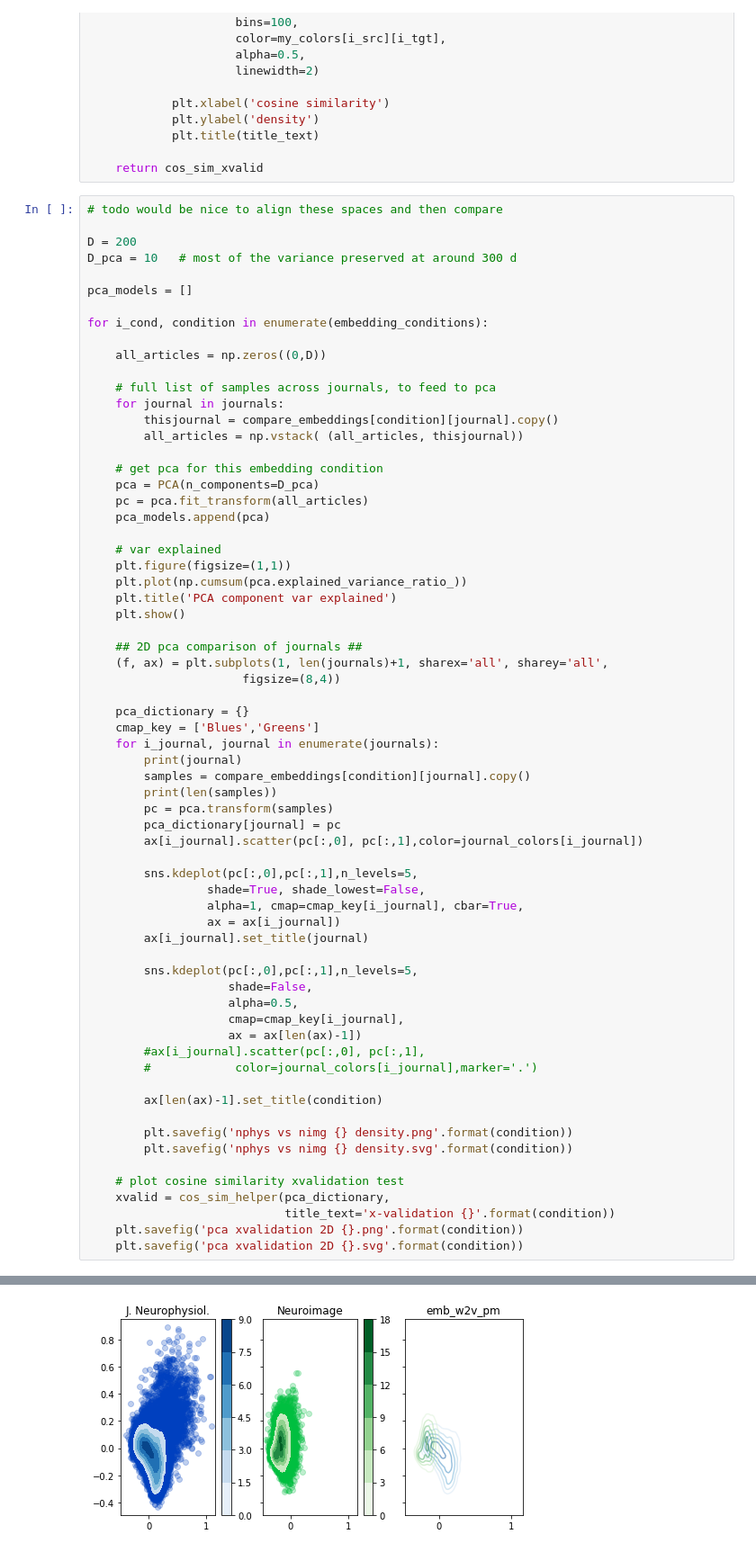
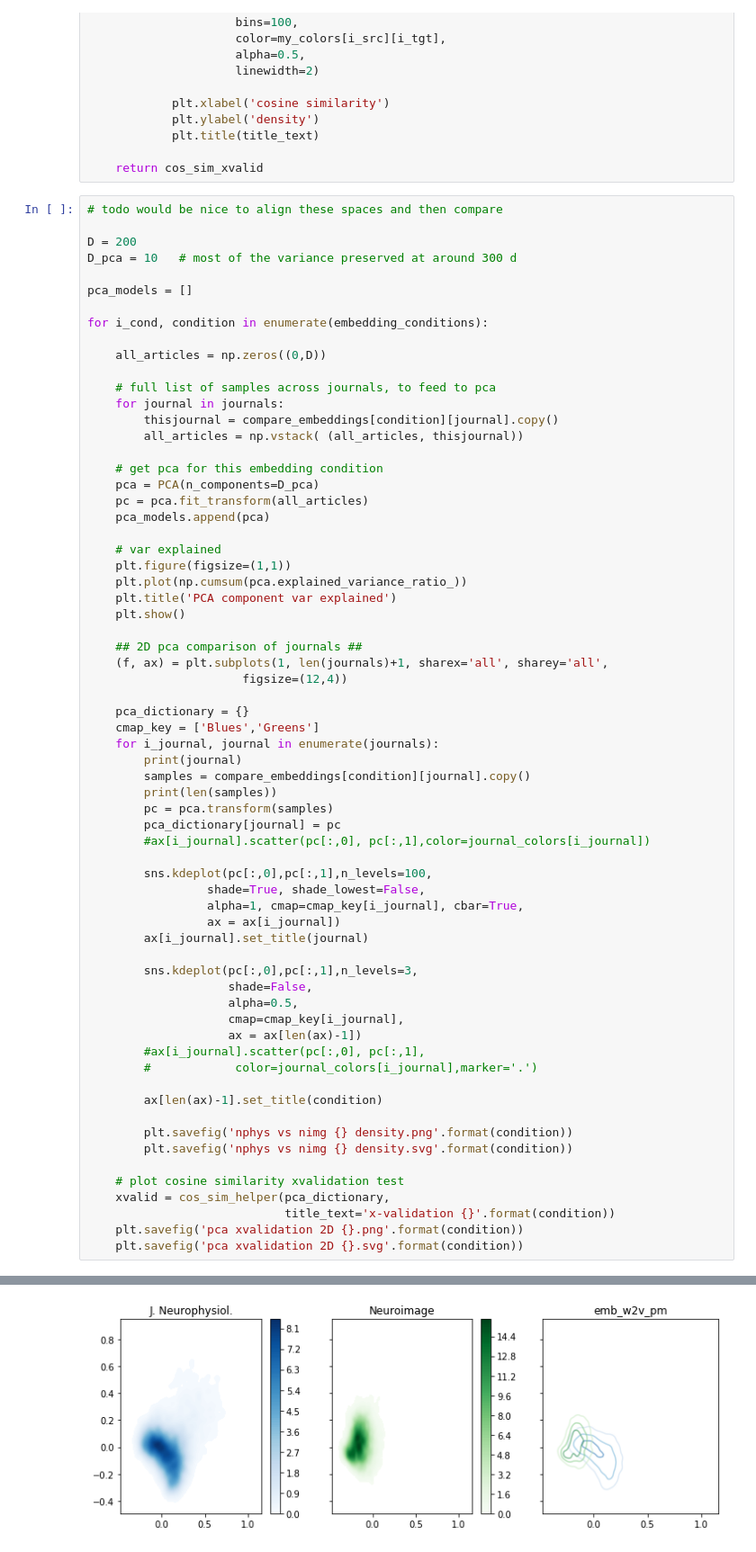
Before and after one commit to brendanchambers/attention_wildfires, a Jupyter notebook: w2v/try_cosine_crossvalidation.ipynb, the cells around one changed output, grey strips where cells are left out. Shown at 90% size. Saved outputs shown, nothing was run; the diff lists cells and outputs as text.

```diff
--- a/w2v/try_cosine_crossvalidation.ipynb
+++ b/w2v/try_cosine_crossvalidation.ipynb
@@ -179,7 +179,7 @@ for i_cond, condition in enumerate(embedding_conditions):
 
     ## 2D pca comparison of journals ##
     (f, ax) = plt.subplots(1, len(journals)+1, sharex='all', sharey='all',
-                      figsize=(8,4))
+                      figsize=(12,4))
 
     pca_dictionary = {}
     cmap_key = ['Blues','Greens']
@@ -189,36 +189,36 @@ for i_cond, condition in enumerate(embedding_conditions):
         print(len(samples))
         pc = pca.transform(samples)
         pca_dictionary[journal] = pc
-        ax[i_journal].scatter(pc[:,0], pc[:,1],color=journal_colors[i_journal])
+        #ax[i_journal].scatter(pc[:,0], pc[:,1],color=journal_colors[i_journal])
 
-        sns.kdeplot(pc[:,0],pc[:,1],n_levels=5,
+        sns.kdeplot(pc[:,0],pc[:,1],n_levels=100,
                  shade=True, shade_lowest=False,
                  alpha=1, cmap=cmap_key[i_journal], cbar=True,
                  ax = ax[i_journal])
         ax[i_journal].set_title(journal)
 
-        sns.kdeplot(pc[:,0],pc[:,1],n_levels=5,
+        sns.kdeplot(pc[:,0],pc[:,1],n_levels=3,
                     shade=False,
                     alpha=0.5,
                     cmap=cmap_key[i_journal],
                     ax = ax[len(ax)-1])
         #ax[i_journal].scatter(pc[:,0], pc[:,1],
         #            color=journal_colors[i_journal],marker='.')
 
         ax[len(ax)-1].set_title(condition)
 
         plt.savefig('nphys vs nimg {} density.png'.format(condition))
         plt.savefig('nphys vs nimg {} density.svg'.format(condition))
 
     # plot cosine similarity xvalidation test
     xvalid = cos_sim_helper(pca_dictionary,
                             title_text='x-validation {}'.format(condition))
     plt.savefig('pca xvalidation 2D {}.png'.format(condition))
     plt.savefig('pca xvalidation 2D {}.svg'.format(condition))
 # %% [output]
 [figure]
 J. Neurophysiol.
 20115
 Neuroimage
 9886
-[figure, old version]
+[figure, new version]
```
Also changed, not shown: parts of 2 cells of this notebook, 49 other files.
